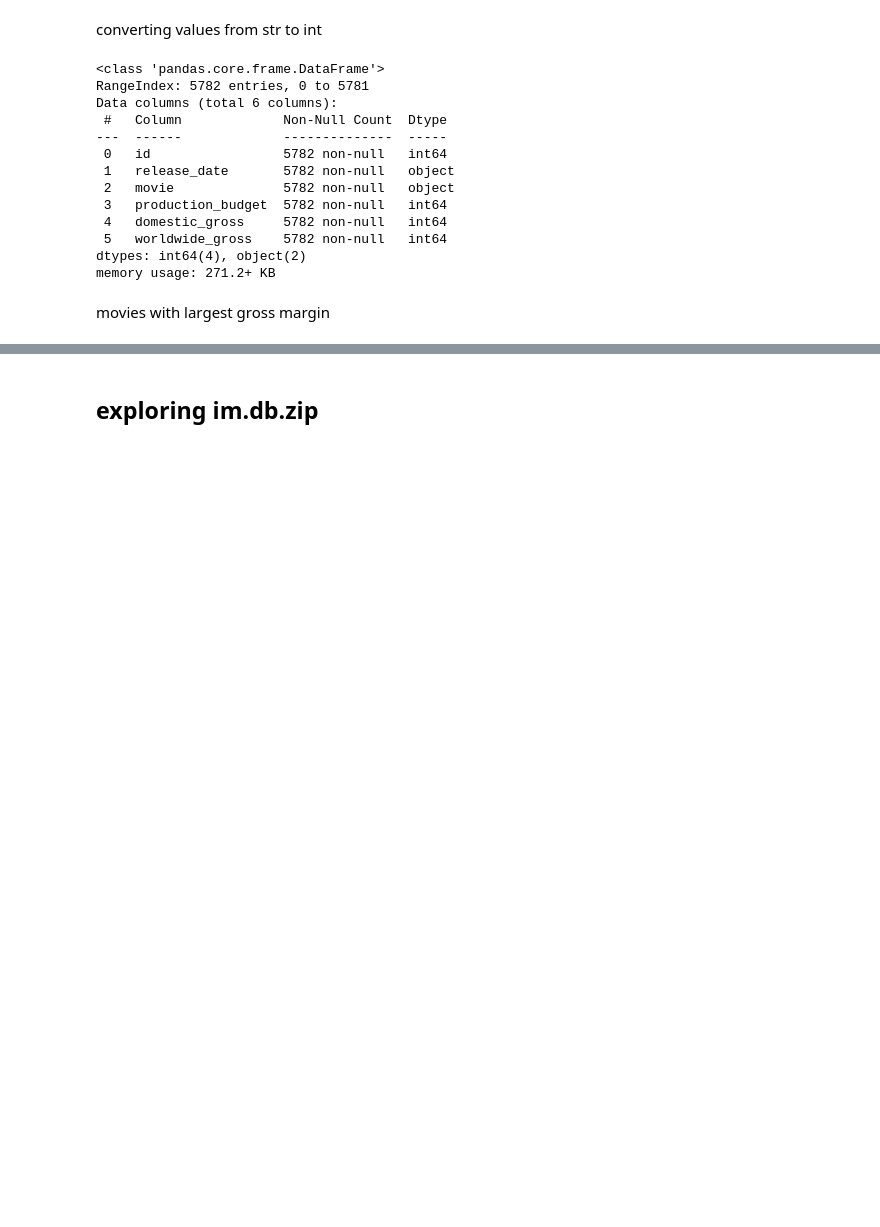
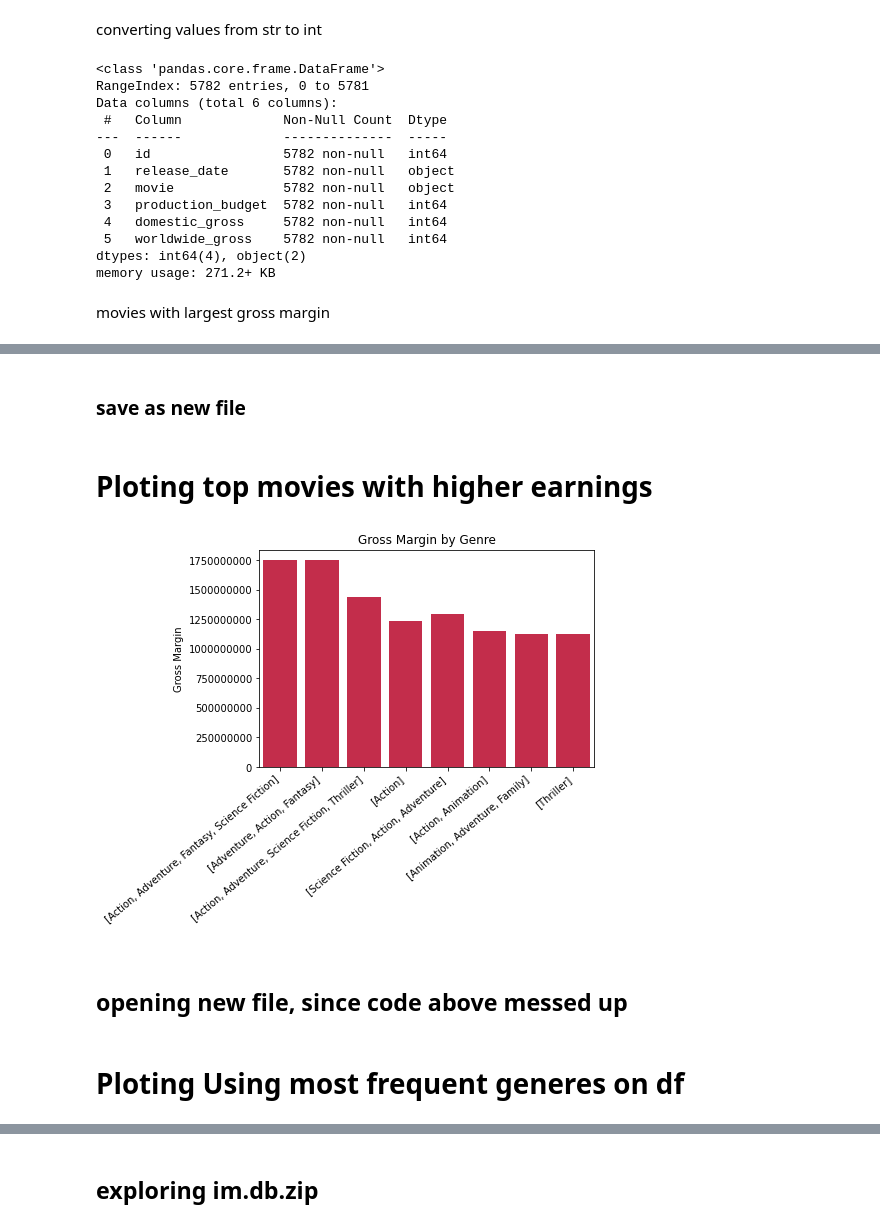
Before and after one commit to mccafj/MS-movie-studio-project, a Jupyter notebook: Notes/Juan-notes.ipynb, the cells around one changed output, grey strips where cells are left out. Saved outputs shown, nothing was run; the diff lists cells and outputs as text; code cells hidden in the pictures; blank space fills up the shorter version.

```diff
--- a/Notes/Juan-notes.ipynb
+++ b/Notes/Juan-notes.ipynb
@@ -347,0 +542,2 @@ change 0 values to NaN, drop NaN values
+# %% [markdown]
+###  save as new file
@@ -347,0 +548,2 @@ change 0 values to NaN, drop NaN values
+# %% [markdown]
+# Ploting  top movies with higher earnings
@@ -347,0 +553,15 @@ change 0 values to NaN, drop NaN values
+# %%
+ax = sns.barplot(data=ordered, x='genre_ids', y='gross_margin', color='crimson', ci=None )
+
+
+
+ax.set_xticklabels(ax.get_xticklabels(), rotation=40, ha="right")
+ax.set_ylabel('Gross Margin')
+ax.set_xlabel(' ')
+ax.set_title('Gross Margin by Genre');
+
+plt.gcf().axes[0].yaxis.get_major_formatter().set_scientific(False)
+# %% [output]
+[figure, added]
+# %% [markdown]
+## opening new file, since code above messed up
@@ -347,0 +570,2 @@ change 0 values to NaN, drop NaN values
+# %% [markdown]
+# Ploting Using  most frequent generes on df
```
Also changed, not shown: parts of 88 cells of this notebook, 1 other file.
